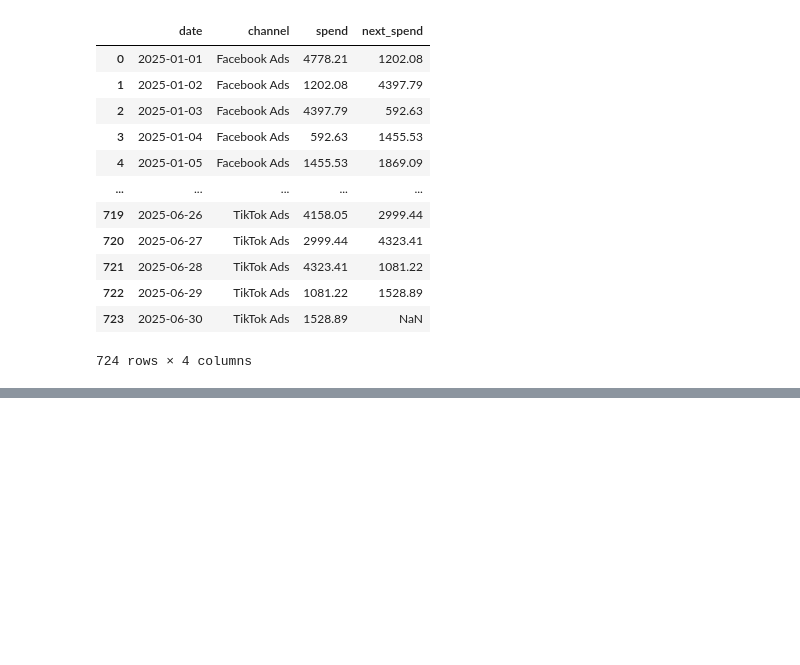
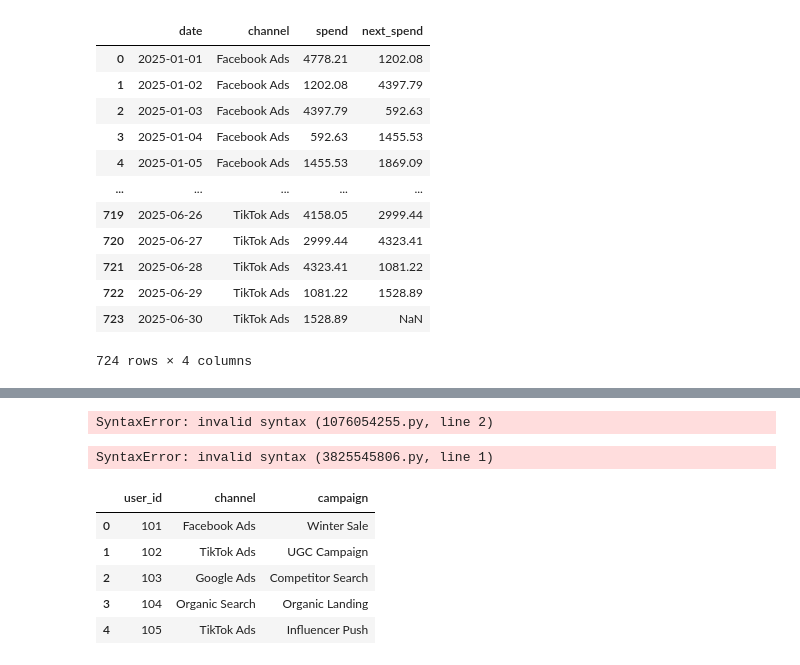
Before and after one commit to MarySabestine/Multi-Touch-Marketing-Attribution-ROI-Dashboard, a Jupyter notebook: notebook/SQL_Analysis.ipynb, the cells around one changed output, grey strips where cells are left out. Saved outputs shown, nothing was run; the diff lists cells and outputs as text; code cells hidden in the pictures; blank space fills up the shorter version.

```diff
--- a/notebook/SQL_Analysis.ipynb
+++ b/notebook/SQL_Analysis.ipynb
@@ -509,0 +543,74 @@ pd.read_sql(query, conn)
+# %%
+#First-Click Attribution
+WITH_first_touch AS (
+    SELECT
+        user_id,
+        channel,
+        campaign,
+        conversion,
+        ROW_NUMBER() OVER (
+            PARTITION BY user_id
+            ORDER BY timestamp
+        ) AS rn
+    FROM customer_journey
+)
+SELECT
+    user_id,
+    channel,
+    campaign
+FROM first_touch
+WHERE rn = 1;
+# %% [output]
+SyntaxError: invalid syntax (1076054255.py, line 2)
+# %%
+WITH_first_touch AS (
+    SELECT
+        user_id,
+        channel,
+        campaign,
+        conversion,
+        ROW_NUMBER() OVER (
+            PARTITION BY user_id
+            ORDER BY timestamp
+        ) AS rn
+    FROM customer_journey
+)
+SELECT
+    user_id,
+    channel,
+    campaign
+FROM first_touch
+WHERE rn = 1;
+# %% [output]
+SyntaxError: invalid syntax (3825545806.py, line 1)
+# %%
+#First-Click Attribution (This gives the first marketing touchpoint for every user.)
+query = """
+WITH first_touch AS (
+    SELECT
+        user_id,
+        channel,
+        campaign,
+        conversion,
+        ROW_NUMBER() OVER (
+            PARTITION BY user_id
+            ORDER BY timestamp
+        ) AS rn
+    FROM customer_journey
+)
+SELECT
+    user_id,
+    channel,
+    campaign
+FROM first_touch
+WHERE rn = 1;
+"""
+
+pd.read_sql(query, conn)
+# %% [output]
+|  | user_id | channel | campaign |
+| 0 | 101 | Facebook Ads | Winter Sale |
+| 1 | 102 | TikTok Ads | UGC Campaign |
+| 2 | 103 | Google Ads | Competitor Search |
+| 3 | 104 | Organic Search | Organic Landing |
+| 4 | 105 | TikTok Ads | Influencer Push |
```
Also changed, not shown: parts of 5 cells of this notebook.
